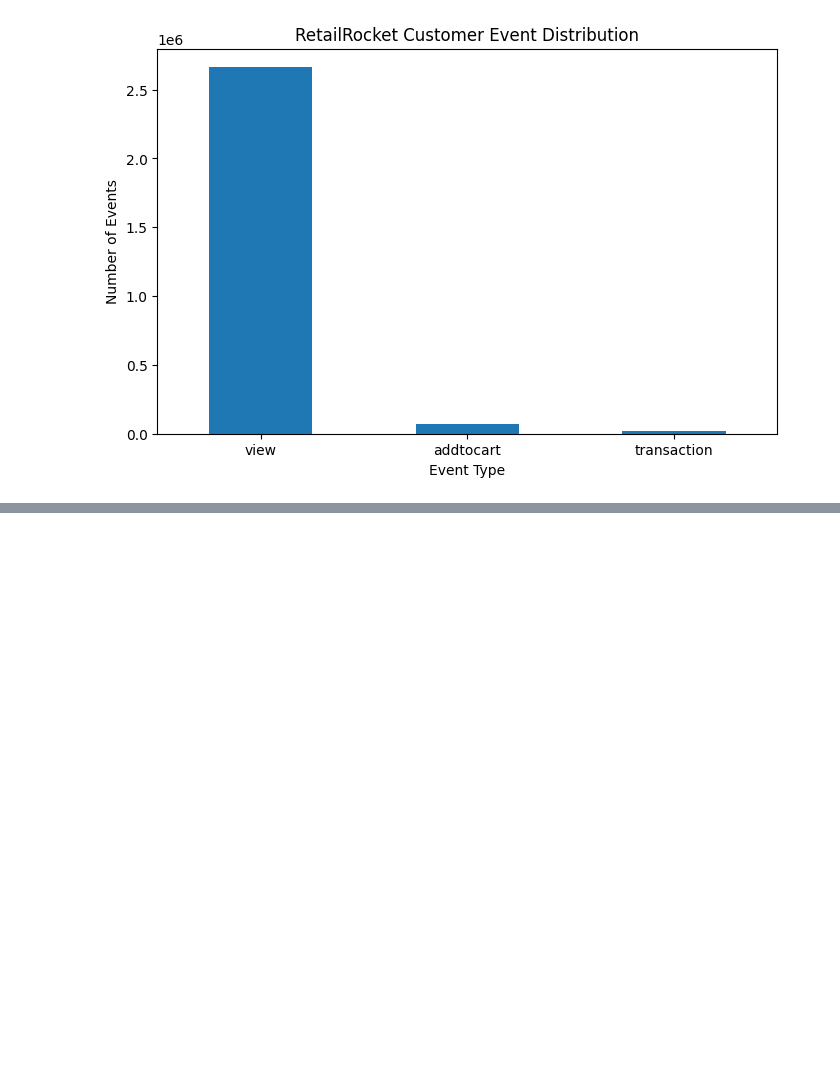
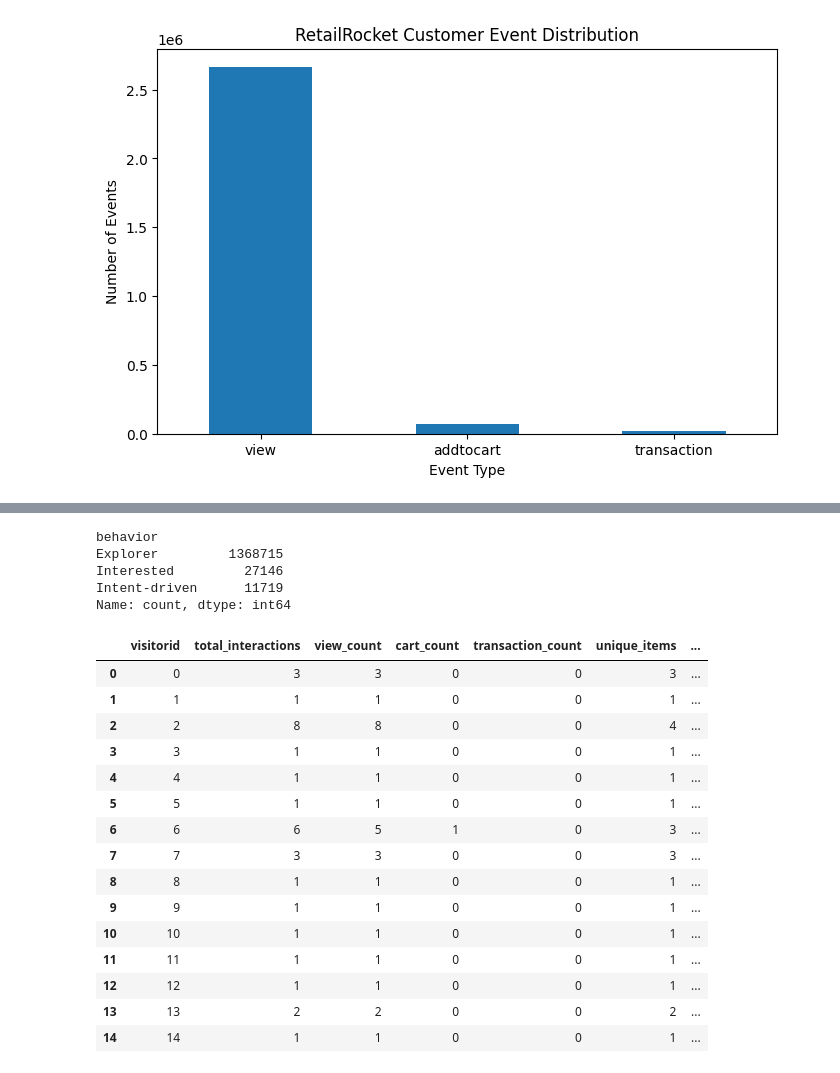
Before and after one commit to keshiniPaul/Ecommerce-purchase-prediction-DeepLearning, a Jupyter notebook: notebooks/CNN_RetailRocket.ipynb, the cells around one changed output, grey strips where cells are left out. Saved outputs shown, nothing was run; the diff lists cells and outputs as text; code cells hidden in the pictures; blank space fills up the shorter version.

```diff
--- a/notebooks/CNN_RetailRocket.ipynb
+++ b/notebooks/CNN_RetailRocket.ipynb
@@ -769,0 +231,58 @@ display(results.head(20))
+# %%
+def assign_behavior(row):
+
+    if row["cart_count"] == 0 and row["transaction_count"] == 0:
+        return 0       # Explorer
+
+    elif row["transaction_count"] == 0:
+        return 1       # Interested
+
+    else:
+        return 2       # Intent-driven
+
+
+customer_features["behavior_label"] = (
+    customer_features.apply(assign_behavior, axis=1)
+)
+# %%
+behavior_names = {
+    0: "Explorer",
+    1: "Interested",
+    2: "Intent-driven"
+}
+
+customer_features["behavior"] = (
+    customer_features["behavior_label"]
+    .map(behavior_names)
+)
+
+print(
+    customer_features["behavior"]
+    .value_counts()
+)
+
+display(
+    customer_features.head(15)
+)
+# %% [output]
+behavior
+Explorer         1368715
+Interested         27146
+Intent-driven      11719
+Name: count, dtype: int64
+|  | visitorid | total_interactions | view_count | cart_count | transaction_count | unique_items | ... |
+| 0 | 0 | 3 | 3 | 0 | 0 | 3 | ... |
+| 1 | 1 | 1 | 1 | 0 | 0 | 1 | ... |
+| 2 | 2 | 8 | 8 | 0 | 0 | 4 | ... |
+| 3 | 3 | 1 | 1 | 0 | 0 | 1 | ... |
+| 4 | 4 | 1 | 1 | 0 | 0 | 1 | ... |
+| 5 | 5 | 1 | 1 | 0 | 0 | 1 | ... |
+| 6 | 6 | 6 | 5 | 1 | 0 | 3 | ... |
+| 7 | 7 | 3 | 3 | 0 | 0 | 3 | ... |
+| 8 | 8 | 1 | 1 | 0 | 0 | 1 | ... |
+| 9 | 9 | 1 | 1 | 0 | 0 | 1 | ... |
+| 10 | 10 | 1 | 1 | 0 | 0 | 1 | ... |
+| 11 | 11 | 1 | 1 | 0 | 0 | 1 | ... |
+| 12 | 12 | 1 | 1 | 0 | 0 | 1 | ... |
+| 13 | 13 | 2 | 2 | 0 | 0 | 2 | ... |
+| 14 | 14 | 1 | 1 | 0 | 0 | 1 | ... |
```
Also changed, not shown: parts of 64 cells of this notebook.
